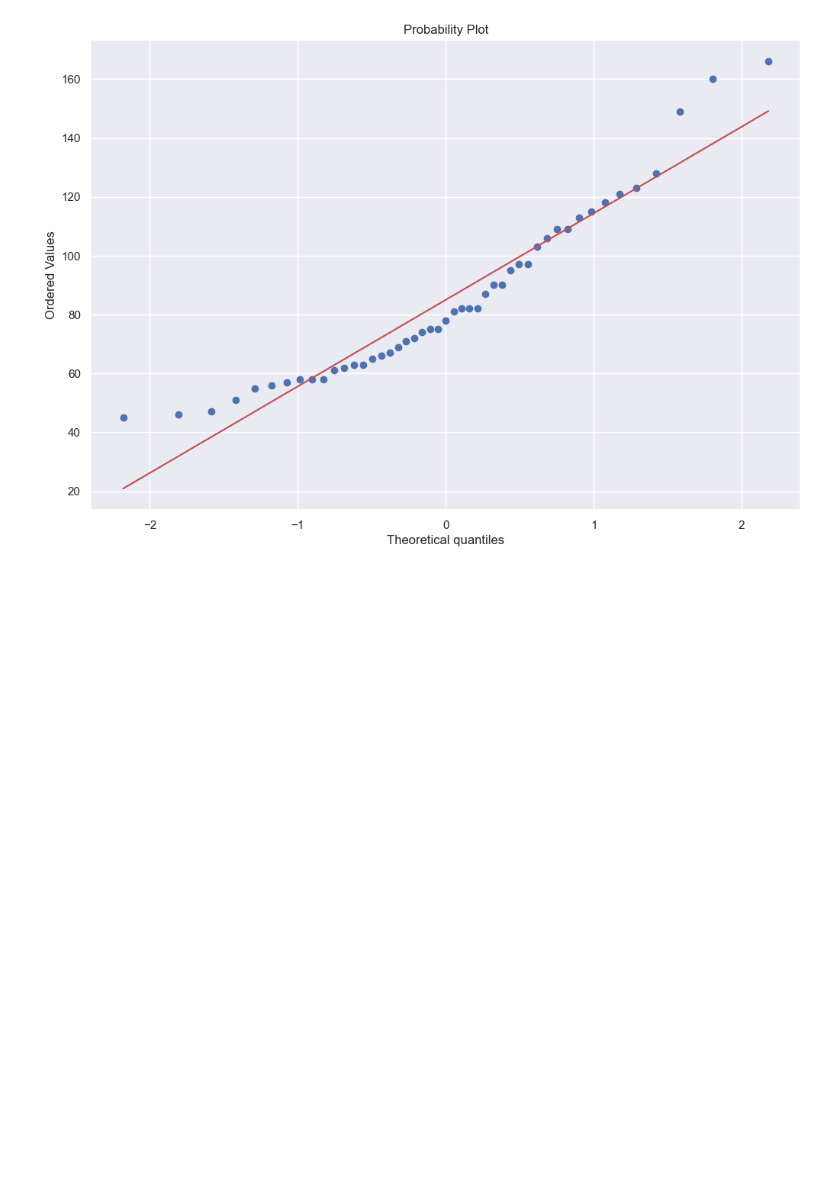
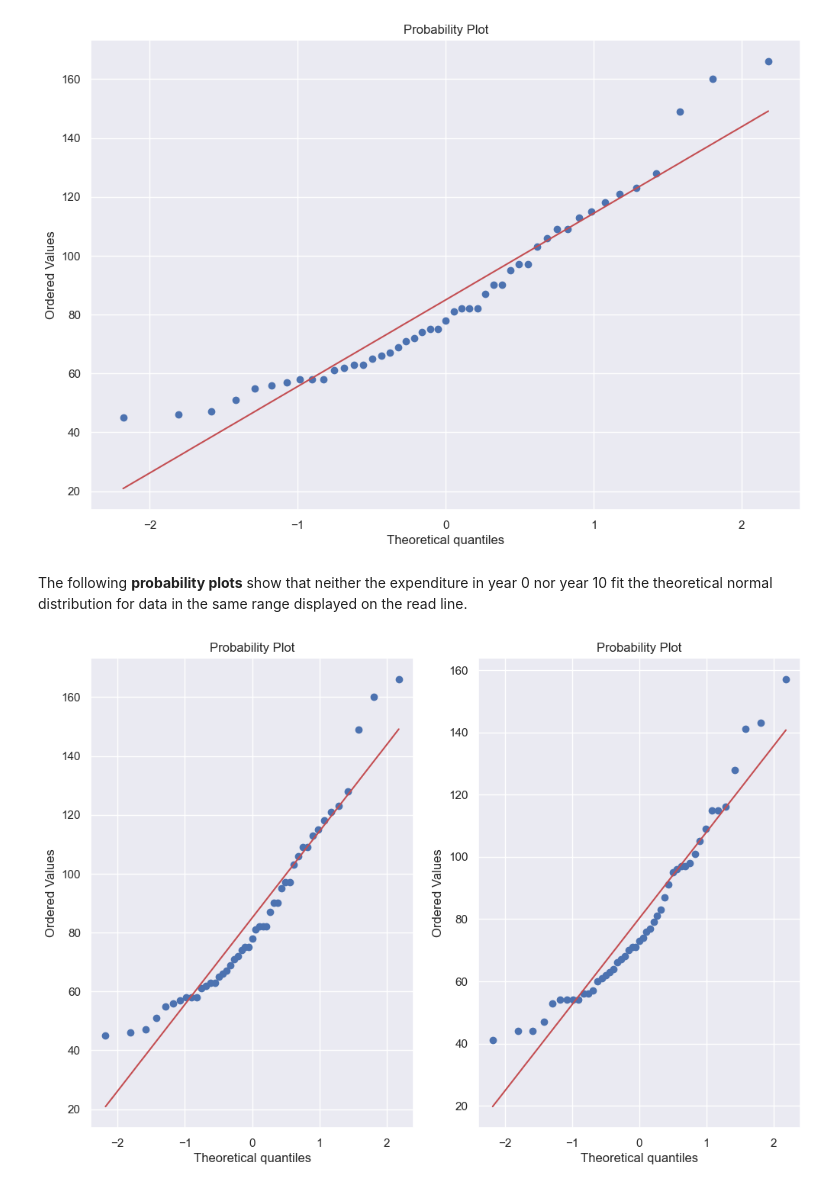
Before and after one commit to D76X/jupyter_notebooks, a Jupyter notebook: FoundationOfStatsAndProp/07.PairedSamplesTestr.ipynb, the cells around one changed output. Saved outputs shown, nothing was run; the diff lists cells and outputs as text; code cells hidden in the pictures; blank space fills up the shorter version.

```diff
--- a/FoundationOfStatsAndProp/07.PairedSamplesTestr.ipynb
+++ b/FoundationOfStatsAndProp/07.PairedSamplesTestr.ipynb
@@ -76,3 +76,23 @@ stats.probplot(crime_data['ExpenditureYear0'], dist = "norm", plot=plt)
          115, 118, 121, 123, 128, 149, 160, 166], dtype=int64)),
  (29.412160172771685, 85.0, 0.9629202513689579))
 [figure]
+# %% [markdown]
+The following **probability plots** show that neither the expenditure in year 0 nor year 10 fit the theoretical normal distribution for data in the same range displayed on the read line.
+# %%
+fig, axs = plt.subplots(figsize = (12,8), ncols=2)
+
+# This is from the example above, where sns.histplot can use the axis to print the histogram to either column.
+#sns.histplot(crime_data['ExpenditureYear0'], kde = True, ax = axs[0])
+#sns.histplot(crime_data['ExpenditureYear10'], kde = True, ax = axs[1])
+
+# This works but prints only to the second column.
+#stats.probplot(crime_data['ExpenditureYear0'], dist = "norm", plot=plt)
+
+# Plots from different packages side by side in Python
+# https://stackoverflow.com/questions/61096689/plots-from-different-packages-side-by-side-in-python
+
+stats.probplot(crime_data['ExpenditureYear0'], dist = "norm", plot=axs[0])
+stats.probplot(crime_data['ExpenditureYear10'], dist = "norm", plot=axs[1])
+plt.show()
+# %% [output]
+[figure, added]
```
Also changed, not shown: parts of 10 cells of this notebook.
